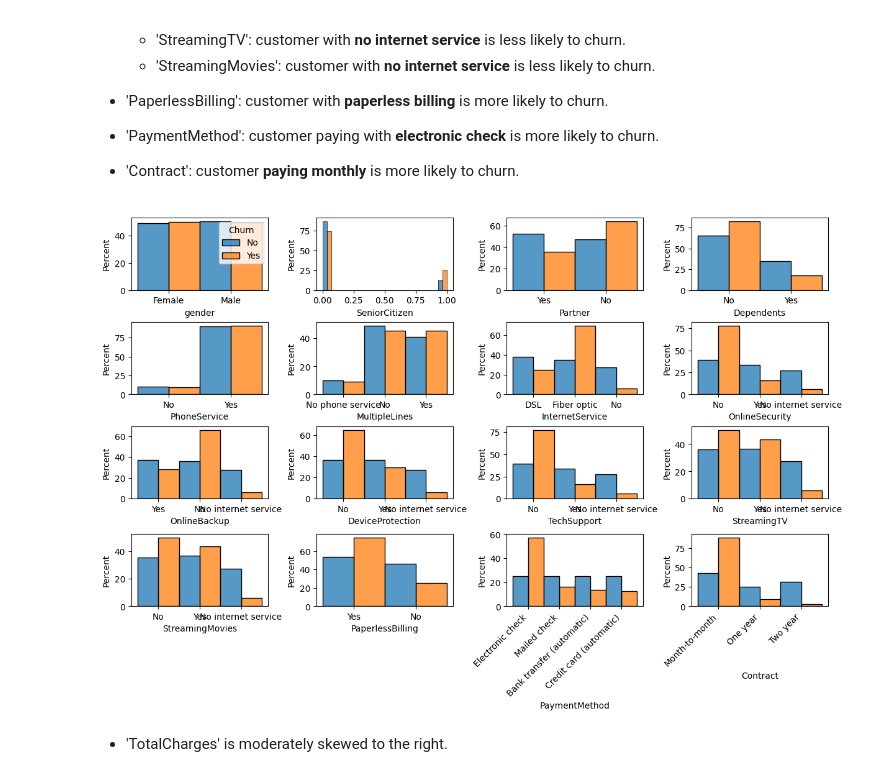
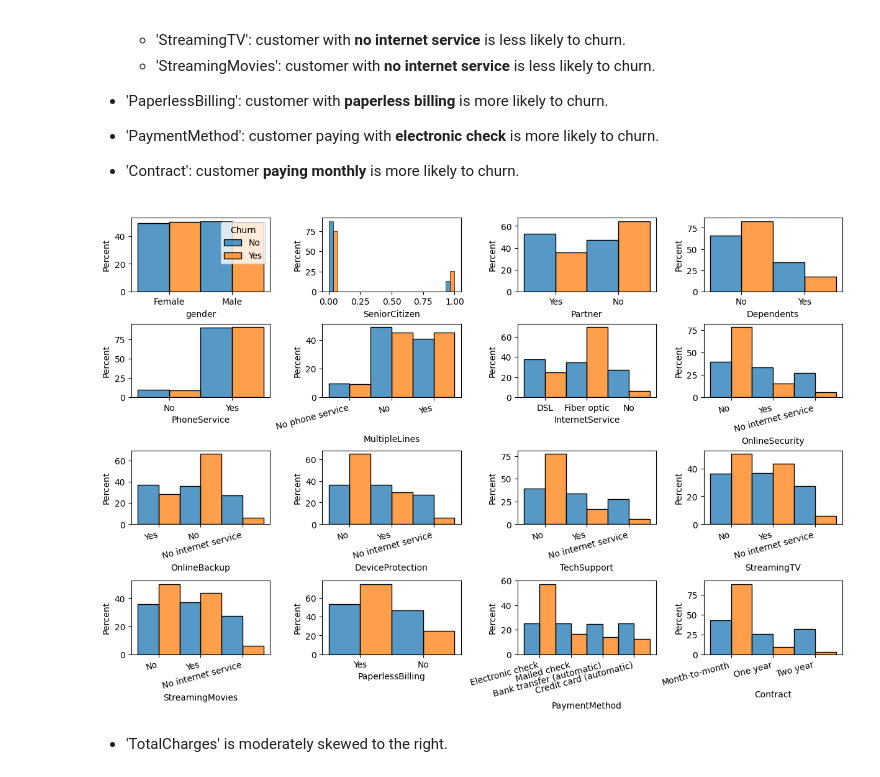
Before and after one commit to jasonrichdarmawan/p2-ml1, a Jupyter notebook: h8dsft_P2M1_jason_rich_darmawan_onggo_putra.ipynb, the cells around one changed output. Drawn from its saved outputs; the diff is of its cells as text; code cells hidden in the pictures.

```diff
--- a/h8dsft_P2M1_jason_rich_darmawan_onggo_putra.ipynb
+++ b/h8dsft_P2M1_jason_rich_darmawan_onggo_putra.ipynb
@@ -160,22 +165,26 @@ df[cat_cols].astype('category').describe()
 # %%
 # histogram of nominal columns
 # reference: https://stackoverflow.com/questions/10998621/rotate-axis-text-in-python-matplotlib
 def isolate():
     fig, axes = plt.subplots(4,4, figsize=(12,8), layout='constrained')
 
     for column, ax in zip(cat_cols, axes.ravel()):
         sns.histplot(data=df, x=column, hue=target, multiple='dodge',
             stat='percent', common_norm=False,
         ax=ax)
         if column != 'gender':
             ax.get_legend().set_visible(False)
-        if column in ['PaymentMethod', 'Contract']:
+        if column in [
+            'MultipleLines', 'OnlineSecurity', 'OnlineBackup', 'DeviceProtection',
+            'TechSupport', 'StreamingTV', 'StreamingMovies', 'PaymentMethod',
+            'Contract'
+        ]:
             ax.set_xticks(ax.get_xticks())
-            ax.set_xticklabels(ax.get_xticklabels(), rotation=45, ha='right')
+            ax.set_xticklabels(ax.get_xticklabels(), rotation=15, ha='right')
 
 isolate()
 # %% [output]
-[figure, old version]
+[figure, new version]
 # %% [markdown]
 - 'TotalCharges' is moderately skewed to the right.
 # %%
```
Also changed, not shown: parts of 22 cells of this notebook, 3 other files.
